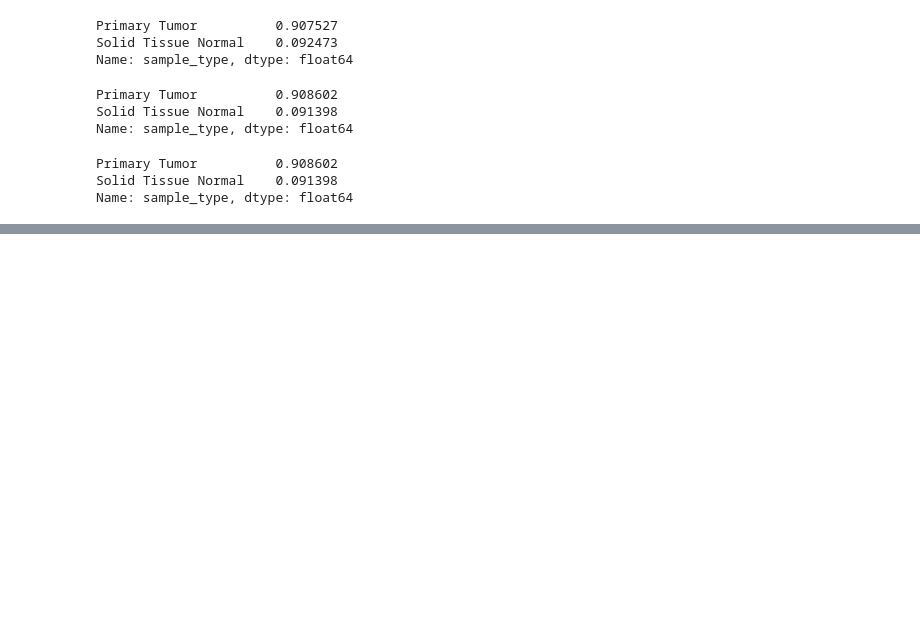
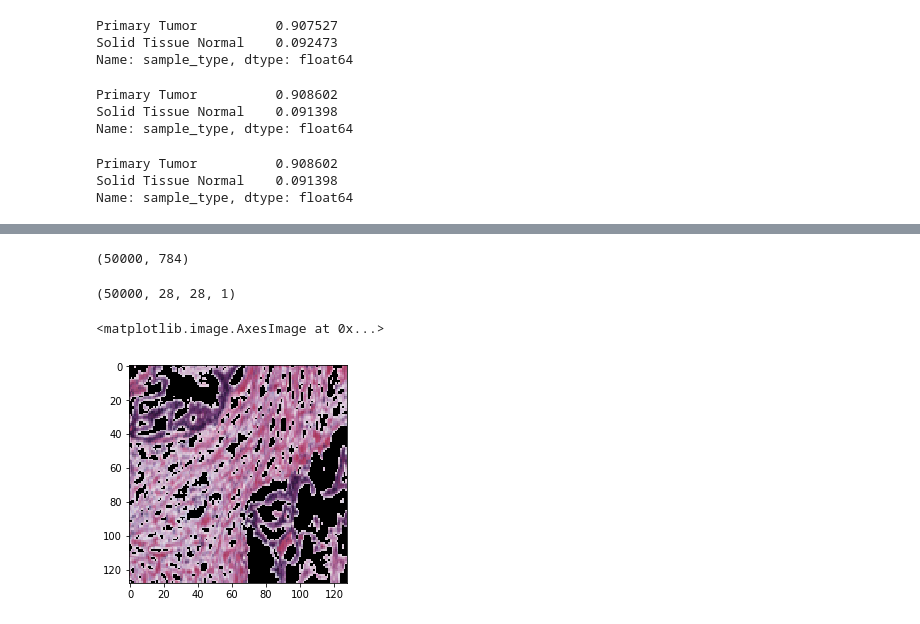
Before and after one commit to portizdegalisteo/TFM, a Jupyter notebook: model_training.ipynb, the cells around one changed output, grey strips where cells are left out. Cells and saved outputs as stored; diff of their text form; code cells hidden in the pictures; blank space fills up the shorter version.

```diff
--- a/model_training.ipynb
+++ b/model_training.ipynb
@@ -16,7 +28,7 @@ with open('conf/user_conf.yaml', 'r') as f:
     conf = yaml.load(f)
 # %%
 patches_path = os.path.join(conf['data_path'], 'slides', 'patches')
-patches_files = os.listdir(patches_path)
+patches_files = [os.path.join(patches_path, x) for x in os.listdir(patches_path)]
 # %%
 slides_df = pd.read_csv(os.path.join(conf['data_path'], 'slides_metadata.csv'), sep='|')
 # %% [markdown]
@@ -68,0 +92,4 @@ slides_train
+# %%
+training_set[0].shape
+# %% [output]
+(50000, 784)
@@ -68,0 +104,4 @@ slides_train
+# %%
+training_set2.shape
+# %% [output]
+(50000, 28, 28, 1)
@@ -68,0 +116,6 @@ slides_train
+# %%
+img = mpimage.imread(random.choice(patches_files_train))
+plt.imshow(img)
+# %% [output]
+<matplotlib.image.AxesImage at 0x...>
+[figure, added]
```
Also changed, not shown: parts of 16 cells of this notebook, 3 other files.
